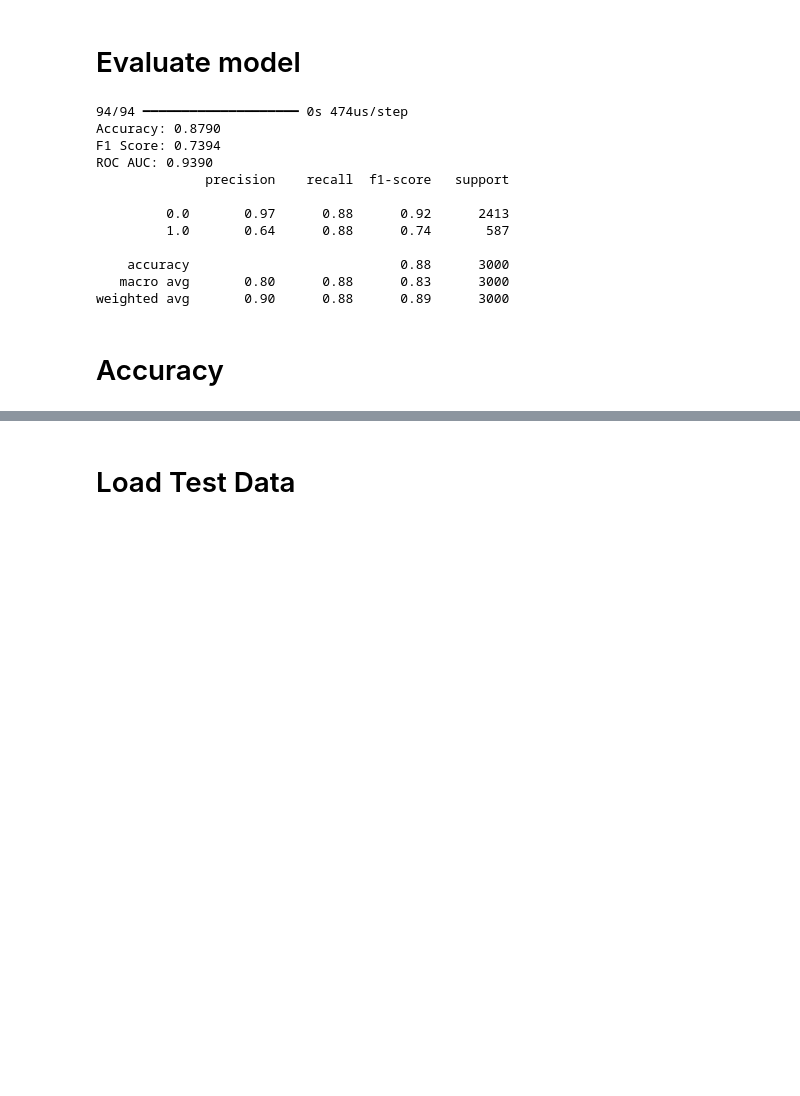
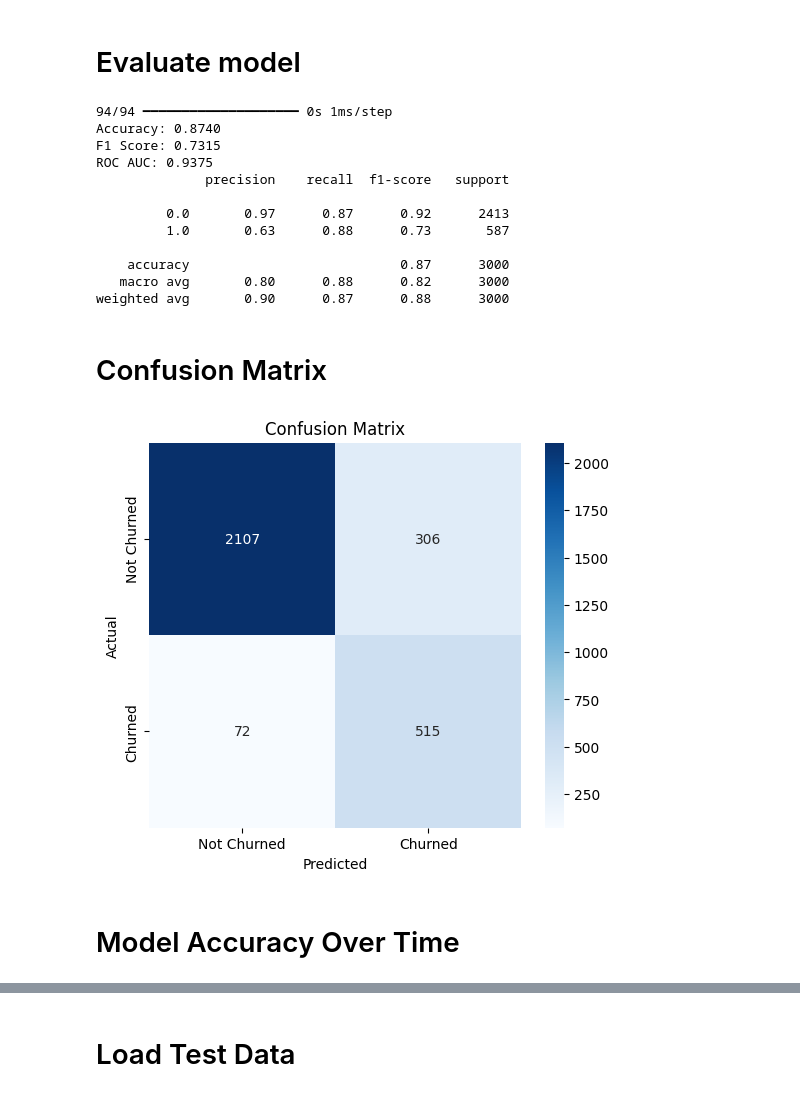
Before and after one commit to hasithaPerera2002/bank-customer-churn, a Jupyter notebook: notebooks/ann.ipynb, the cells around one changed output, grey strips where cells are left out. Cells and saved outputs as stored; diff of their text form; code cells hidden in the pictures; blank space fills up the shorter version.

```diff
--- a/notebooks/ann.ipynb
+++ b/notebooks/ann.ipynb
@@ -28,7 +89,7 @@ y = df['Exited']
 # Handle missing values
 # %%
 imputer = SimpleImputer(strategy='mean')
-X_imputed = imputer.fit_transform(X)
+X_imputed = imputer.fit_transform(X_filtered)
 # %% [markdown]
 # Scale features
 # %%
@@ -37,4 +98,4 @@ X_scaled = scaler.fit_transform(X_imputed)
 # %% [markdown]
 # Train-test split
 # %%
-X_train, X_val, y_train, y_val = train_test_split(X_scaled, y, test_size=0.2, random_state=42)
+X_train, X_test, y_train, y_test = train_test_split(X_scaled, y, test_size=0.2, random_state=42)
@@ -69,16 +138,16 @@ class_weights_array = class_weight.compute_class_weight(
 class_weights = {0: class_weights_array[0], 1: class_weights_array[1]}
 history = model.fit(
     X_train, y_train,
-    validation_data=(X_val, y_val),
+    validation_data=(X_test, y_test),
     epochs=30,
     batch_size=32,
     class_weight=class_weights,
     verbose=1
 )
-joblib.dump(model, 'model_ann.pkl')
-joblib.dump(imputer, "imputer.pkl")
-joblib.dump(scaler, "scaler.pkl")
-joblib.dump(X.columns, "feature_columns.pkl")
+joblib.dump(model, '../models/model_ann.pkl')
+joblib.dump(imputer, "../imputer/imputer.pkl")
+joblib.dump(scaler, "../scaler/scaler.pkl")
+joblib.dump(X_filtered.columns, "../feature_columns/feature_columns.pkl")
 
 print("MLP model and preprocessors saved.")
 print("Model saved as model_mlp.pkl")
@@ -103,29 +172,41 @@ Model saved as model_mlp.pkl
 # %% [markdown]
 # Evaluate model
 # %%
-y_pred_proba = model.predict(X_val).flatten()
+y_pred_proba = model.predict(X_test).flatten()
 y_pred = (y_pred_proba > 0.5).astype(int)
 
-acc = accuracy_score(y_val, y_pred)
-f1 = f1_score(y_val, y_pred)
-roc_auc = roc_auc_score(y_val, y_pred_proba)
+acc = accuracy_score(y_test, y_pred)
+f1 = f1_score(y_test, y_pred)
+roc_auc = roc_auc_score(y_test, y_pred_proba)
 
 print(f'Accuracy: {acc:.4f}')
 print(f'F1 Score: {f1:.4f}')
 print(f'ROC AUC: {roc_auc:.4f}')
-print(classification_report(y_val, y_pred))
+print(classification_report(y_test, y_pred))
 # %% [output]
-94/94 ━━━━━━━━━━━━━━━━━━━━ 0s 474us/step
-Accuracy: 0.8790
-F1 Score: 0.7394
-ROC AUC: 0.9390
+94/94 ━━━━━━━━━━━━━━━━━━━━ 0s 1ms/step
+Accuracy: 0.8740
+F1 Score: 0.7315
+ROC AUC: 0.9375
               precision    recall  f1-score   support
 
-         0.0       0.97      0.88      0.92      2413
-         1.0       0.64      0.88      0.74       587
+         0.0       0.97      0.87      0.92      2413
+         1.0       0.63      0.88      0.73       587
 
-    accuracy                           0.88      3000
-   macro avg       0.80      0.88      0.83      3000
-weighted avg       0.90      0.88      0.89      3000
+    accuracy                           0.87      3000
+   macro avg       0.80      0.88      0.82      3000
+weighted avg       0.90      0.87      0.88      3000
-# %% [markdown]
-# Accuracy
+# %% [markdown]
+# Confusion Matrix
+# %%
+cm = confusion_matrix(y_test, y_pred)
+plt.figure(figsize=(6, 5))
+sns.heatmap(cm, annot=True, fmt="d", cmap="Blues", xticklabels=["Not Churned", "Churned"], yticklabels=["Not Churned", "Churned"])
+plt.xlabel("Predicted")
+plt.ylabel("Actual")
+plt.title("Confusion Matrix")
+plt.show()
+# %% [output]
+[figure, added]
+# %% [markdown]
+# Model Accuracy Over Time
```
Also changed, not shown: parts of 37 cells of this notebook, 7 other files.
